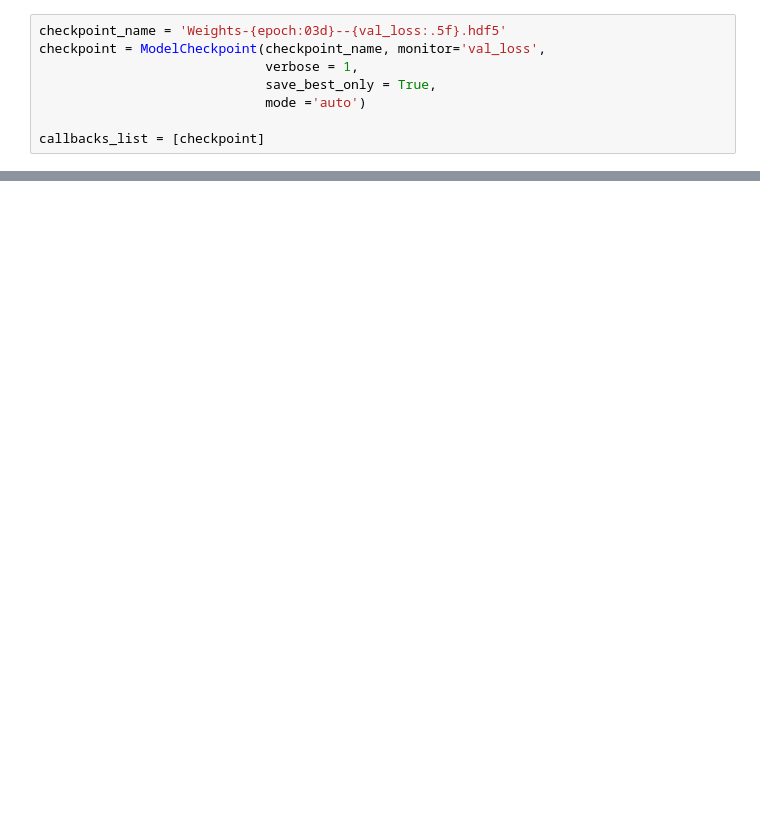
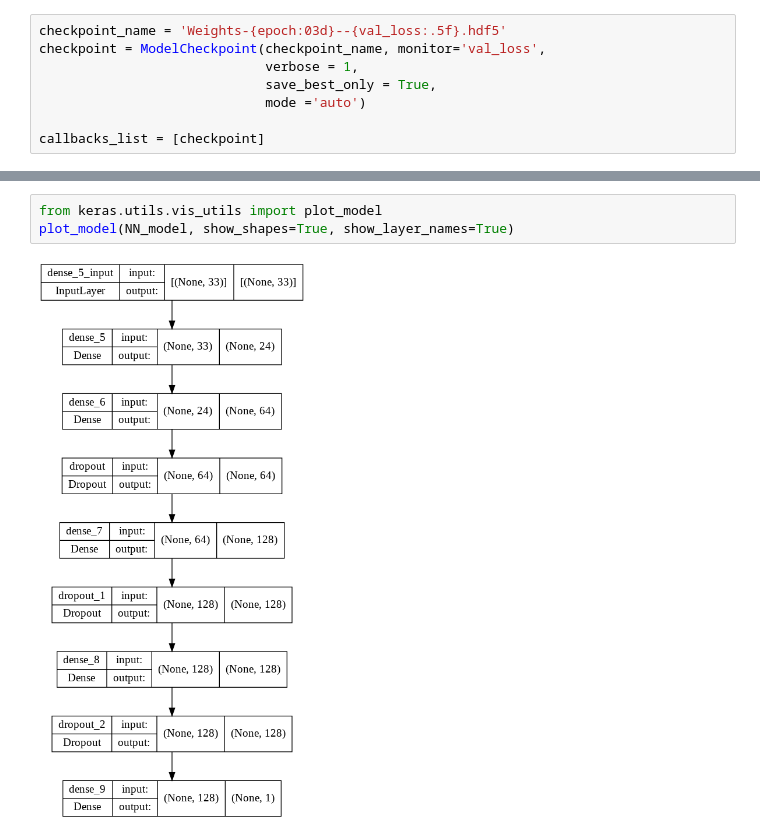
Before and after one commit to ChuyangXiao/Hotel-Room-Price-Estimation, a Jupyter notebook: Advanced Models.ipynb, the cells around one changed output, grey strips where cells are left out. Drawn from its saved outputs; the diff is of its cells as text; blank space fills up the shorter version.

```diff
--- a/Advanced Models.ipynb
+++ b/Advanced Models.ipynb
@@ -298,6 +336,11 @@ Total params: 27,377
 Trainable params: 27,377
 Non-trainable params: 0
 _________________________________________________________________
+# %%
+from keras.utils.vis_utils import plot_model
+plot_model(NN_model, show_shapes=True, show_layer_names=True)
+# %% [output]
+[figure, added]
 # %%
 checkpoint_name = 'Weights-{epoch:03d}--{val_loss:.5f}.hdf5'
 checkpoint = ModelCheckpoint(checkpoint_name, monitor='val_loss',
```
Also changed, not shown: parts of 16 cells of this notebook, 6 other files.
